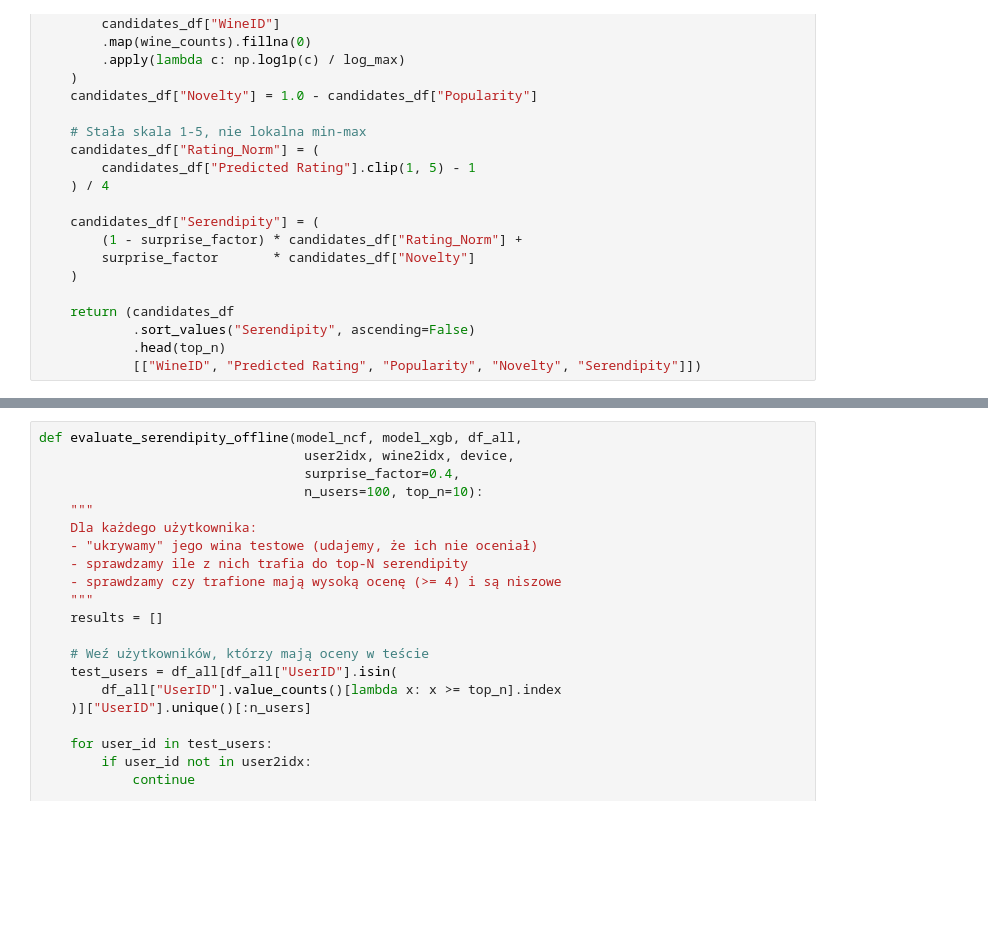
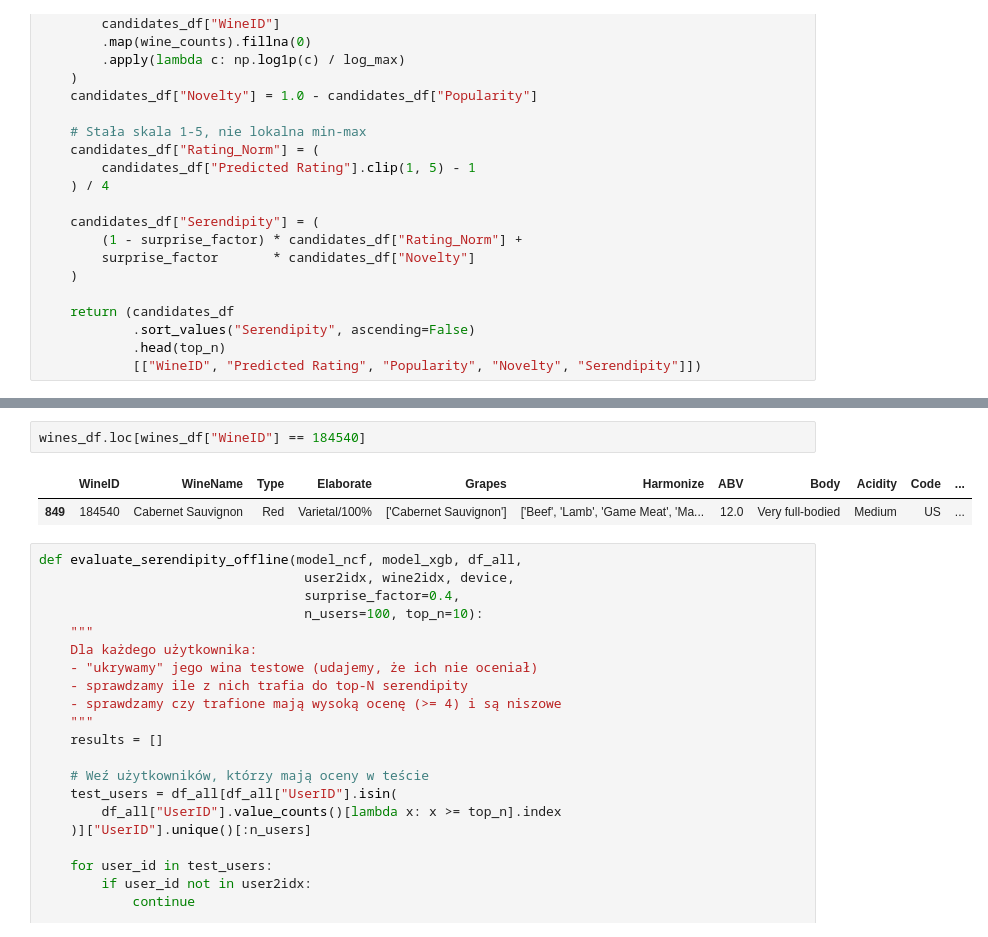
Before and after one commit to FIlip2423/wine-recommender, a Jupyter notebook: wine_rec_final.ipynb, the cells around one changed output, grey strips where cells are left out. Drawn from its saved outputs; the diff is of its cells as text; blank space fills up the shorter version.

```diff
--- a/wine_rec_final.ipynb
+++ b/wine_rec_final.ipynb
@@ -913,3 +947,8 @@ display(serendipity_recommendations(
+# %%
+wines_df.loc[wines_df["WineID"] == 184540]
+# %% [output]
+|  | WineID | WineName | Type | Elaborate | Grapes | Harmonize | ABV | Body | Acidity | Code | ... |
+| 849 | 184540 | Cabernet Sauvignon | Red | Varietal/100% | ['Cabernet Sauvignon'] | ['Beef', 'Lamb', 'Game Meat', 'Ma... | 12.0 | Very full-bodied | Medium | US | ... |
 # %%
 def evaluate_serendipity_offline(model_ncf, model_xgb, df_all,
                                   user2idx, wine2idx, device,
```
Also changed, not shown: parts of 19 cells of this notebook, 4 other files.
